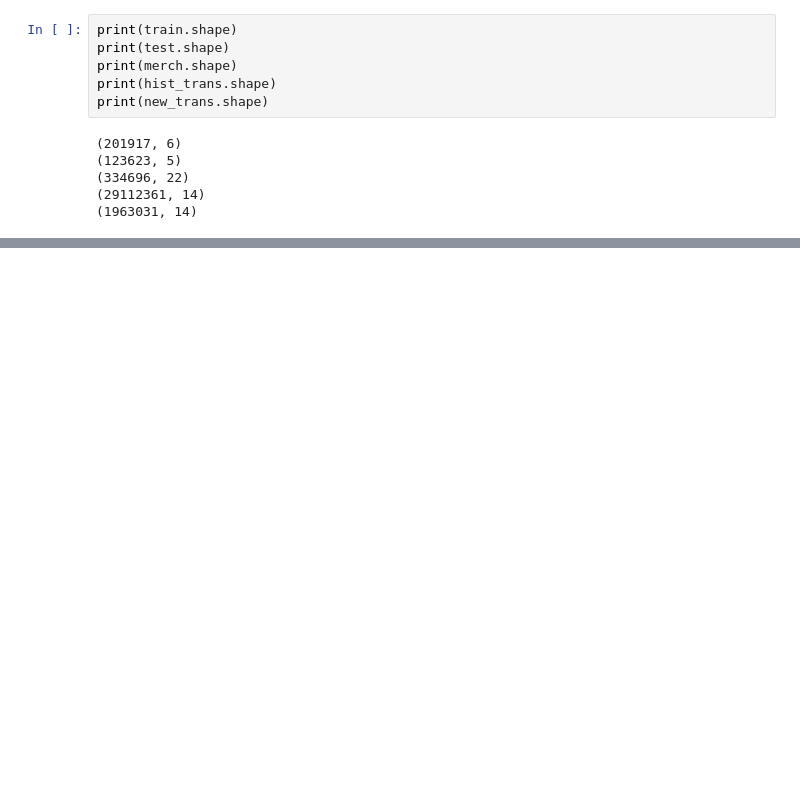
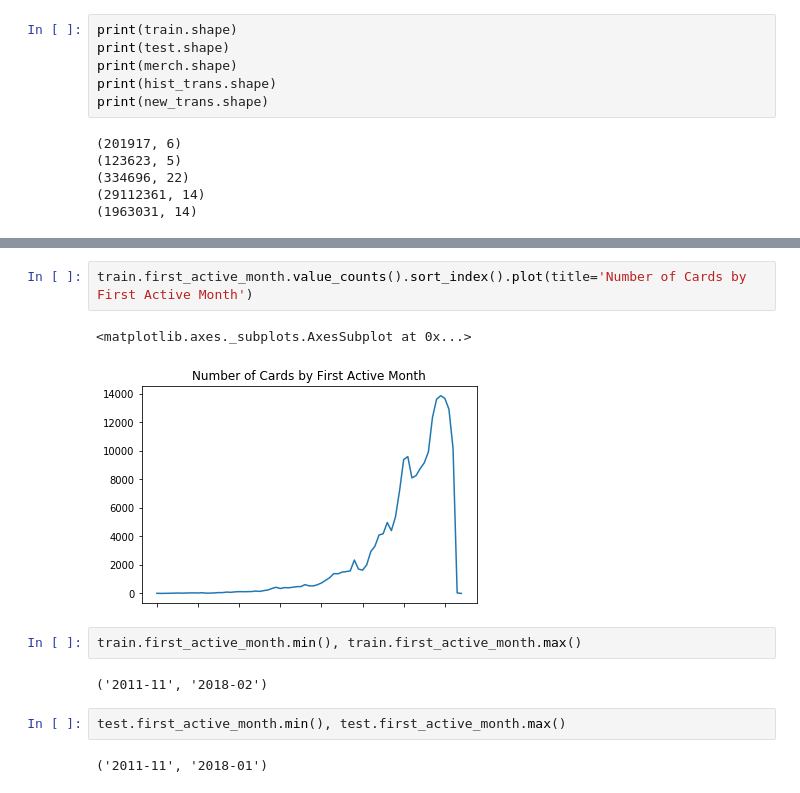
Before and after one commit to wfordh/elo_merchant, a Jupyter notebook: elo_eda.ipynb, the cells around one changed output, grey strips where cells are left out. Drawn from its saved outputs; the diff is of its cells as text; blank space fills up the shorter version.

```diff
--- a/elo_eda.ipynb
+++ b/elo_eda.ipynb
@@ -51,0 +131,13 @@ dtype: object
+# %%
+train.first_active_month.value_counts().sort_index().plot(title='Number of Cards by First Active Month')
+# %% [output]
+<matplotlib.axes._subplots.AxesSubplot at 0x...>
+[figure, added]
+# %%
+train.first_active_month.min(), train.first_active_month.max()
+# %% [output]
+('2011-11', '2018-02')
+# %%
+test.first_active_month.min(), test.first_active_month.max()
+# %% [output]
+('2011-11', '2018-01')
```
Also changed, not shown: parts of 39 cells of this notebook.
